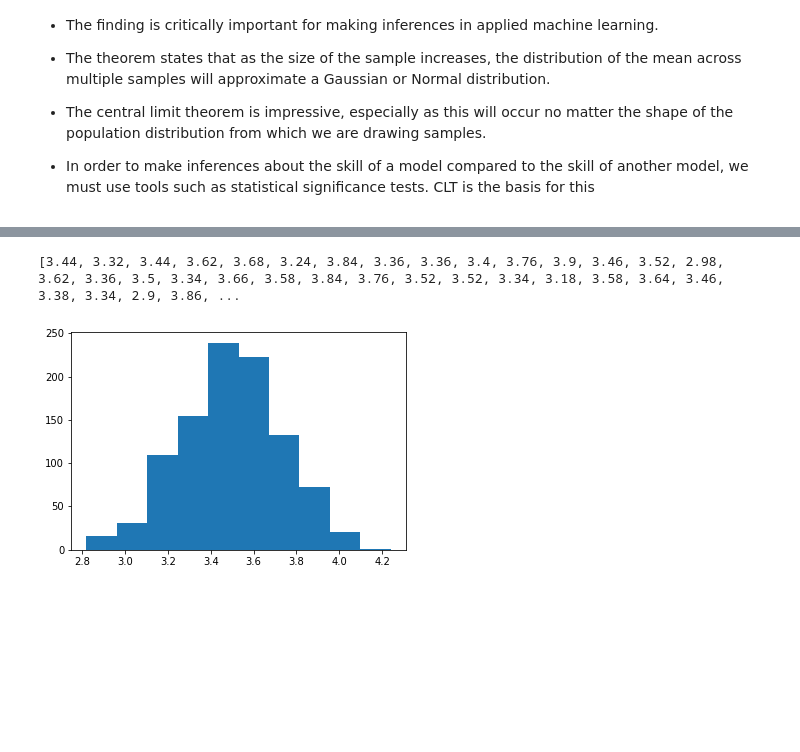
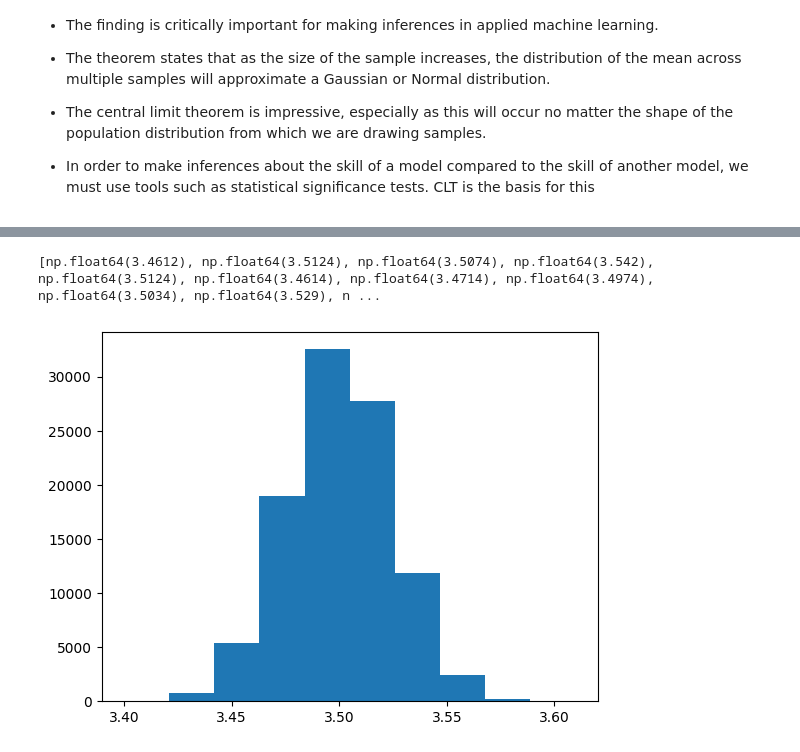
Before and after one commit to hH-13/wangernum, a Jupyter notebook: basics/Descriptive_Statistics.ipynb, the cells around one changed output, grey strips where cells are left out. Saved outputs shown, nothing was run; the diff lists cells and outputs as text; code cells hidden in the pictures; blank space fills up the shorter version.

```diff
--- a/basics/Descriptive_Statistics.ipynb
+++ b/basics/Descriptive_Statistics.ipynb
@@ -239,18 +242,18 @@ pyplot.show()
 # %%
 # Create 1000 means and see the distribution
 from numpy.random import seed
 from numpy.random import randint
 from numpy import mean
 from matplotlib import pyplot
 
 # seed the random number generator
-seed(1)
+seed(10)
 # calculate the mean of 50 dice rolls 1000 times
-means = [mean(randint(1, 7, 50)) for x in range(1000)]
+means = [mean(randint(1, 7, 5000)) for x in range(100000)]
 # plot the distribution of sample means
 print(means)
 pyplot.hist(means)
 pyplot.show()
 # %% [output]
-[3.44, 3.32, 3.44, 3.62, 3.68, 3.24, 3.84, 3.36, 3.36, 3.4, 3.76, 3.9, 3.46, 3.52, 2.98, 3.62, 3.36, 3.5, 3.34, 3.66, 3.58, 3.84, 3.76, 3.52, 3.52, 3.34, 3.18, 3.58, 3.64, 3.46, 3.38, 3.34, 2.9, 3.86, ...
+[np.float64(3.4612), np.float64(3.5124), np.float64(3.5074), np.float64(3.542), np.float64(3.5124), np.float64(3.4614), np.float64(3.4714), np.float64(3.4974), np.float64(3.5034), np.float64(3.529), n ...
-[figure, old version]
+[figure, new version]
```
Also changed, not shown: parts of 4 cells of this notebook.
